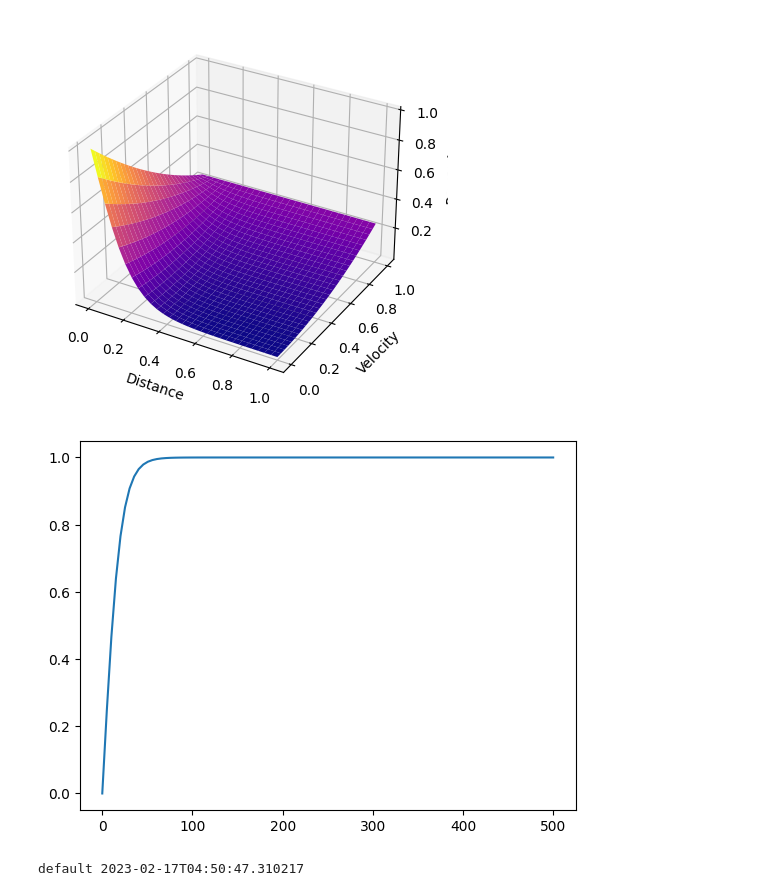
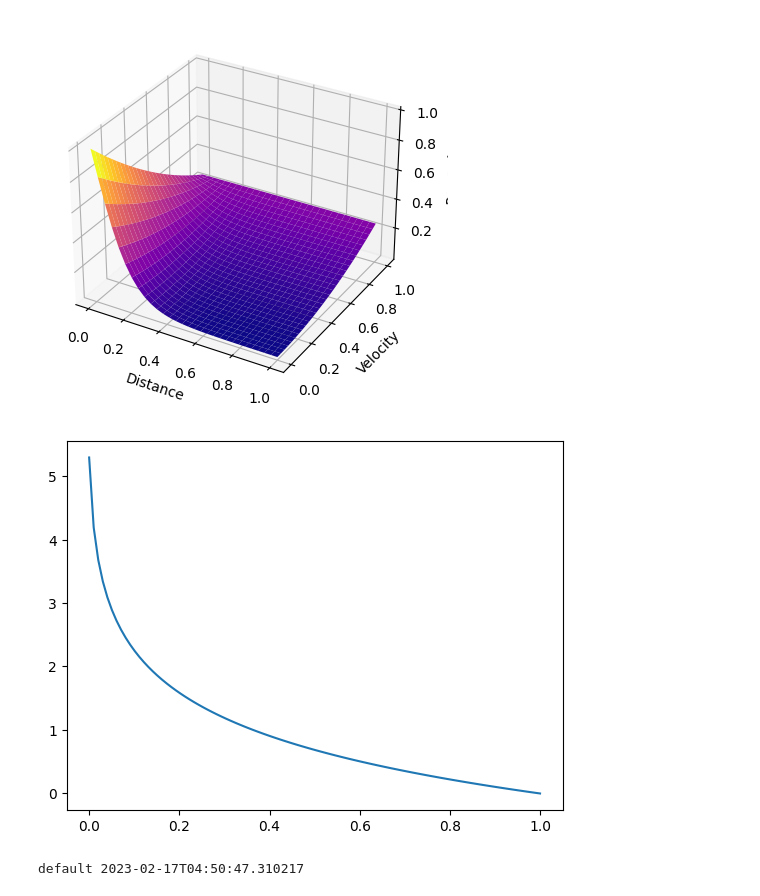
Before and after one commit to cambel/ur3, a Jupyter notebook: ur3e_openai/scripts/plot.ipynb, the cells around one changed output. Saved outputs shown, nothing was run; the diff lists cells and outputs as text; code cells hidden in the pictures.

```diff
--- a/ur3e_openai/scripts/plot.ipynb
+++ b/ur3e_openai/scripts/plot.ipynb
@@ -34,14 +34,15 @@ distance_velocity_reward()
 # %% [output]
 [figure]
 # %%
-data = np.linspace(0, 500, 100)
-r_distance = np.tanh(0.05 * data)
+data = np.linspace(0, 1, 100)
+r_distance = 1 - np.tanh(100 * data)
+r_distance = - np.log(data + 0.005)
 # r_distance = -1/(1 + np.exp(-data*20+5))
 
 plt.plot(data, r_distance)
 plt.show()
 # %% [output]
-[figure, old version]
+[figure, new version]
 # %%
 # %% [output]
 default 2023-02-17T04:50:47.310217
```
Also changed, not shown: 6 other files.
